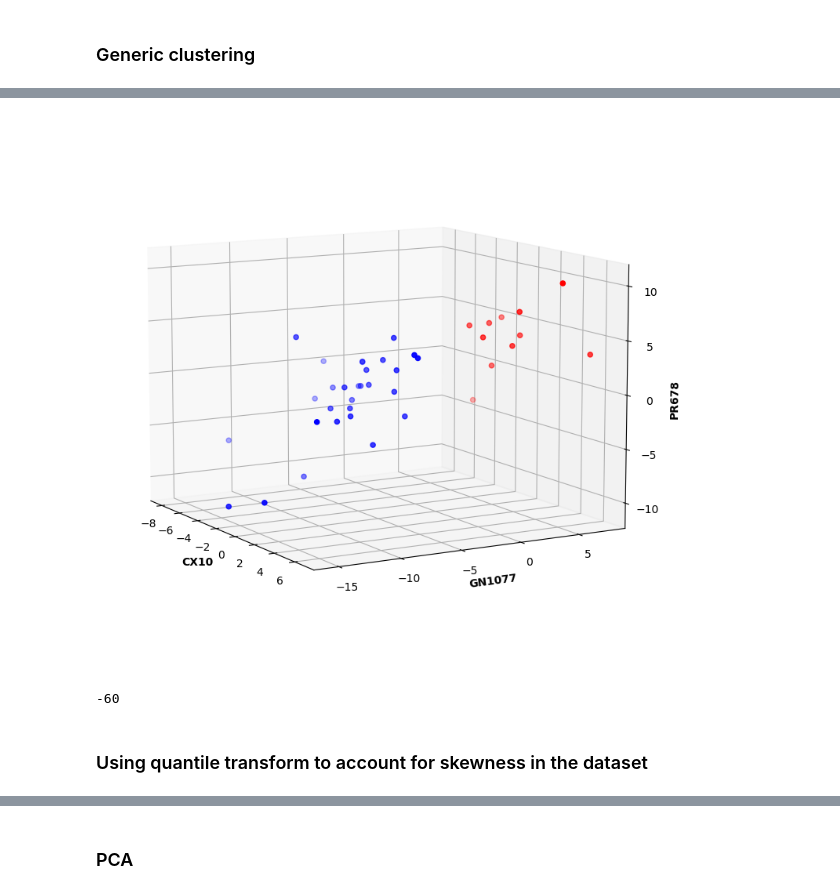
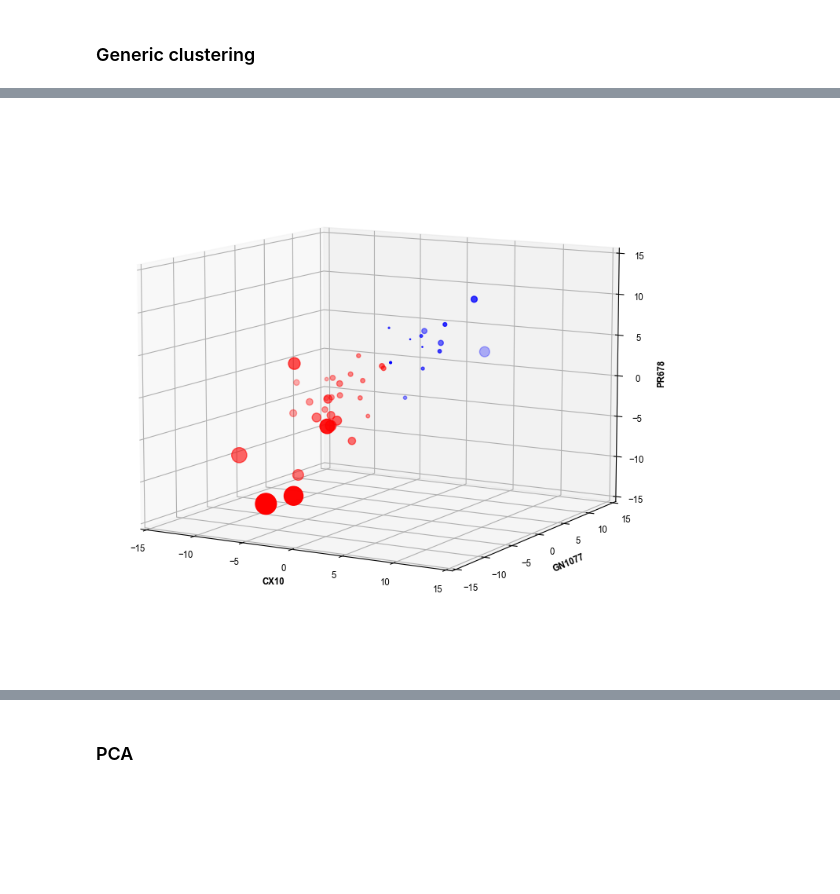
Before and after one commit to Neuroplant-Resources/Neuroplant-DataAnalysis, a Jupyter notebook: Manuscript plots/cluster_analysis.ipynb, the cells around one changed output, grey strips where cells are left out. Drawn from its saved outputs; the diff is of its cells as text; code cells hidden in the pictures; blank space fills up the shorter version.

```diff
--- a/Manuscript plots/cluster_analysis.ipynb
+++ b/Manuscript plots/cluster_analysis.ipynb
@@ -80,0 +89,3 @@ diff.to_csv('/Users/Emily/Desktop/ReviewerResponses/dd_N2cats.csv')
+# %%
+diff['area'] = diff['GN1077vN2'].apply(lambda x: abs((math.pi*(x**2))/2))
+diff.head()
@@ -81,3 +99,7 @@ diff.to_csv('/Users/Emily/Desktop/ReviewerResponses/dd_N2cats.csv')
+# %%
+diff = diff.sort_values(by='GN1077vN2').reset_index(drop=True)
+diff.at[32, 'N2_response'] = 'L'
+diff.at[29, 'N2_response'] = 'L'
 # %%
 h = diff.loc[diff['N2_response']=='H']
 l = diff.loc[diff['N2_response']=='L']
@@ -84,42 +108,37 @@ l = diff.loc[diff['N2_response']=='L']
 # %%
 # Creating figure
 fig = plt.figure(figsize = (16, 9))
 ax = plt.axes(projection ="3d")
 
 # Add x, y gridlines
 ax.grid(b = True, color ='grey',
         linestyle ='-.', linewidth = 0.3,
         alpha = 0.2)
 
 
-# Creating color map
-my_cmap = plt.get_cmap('hsv')
+# Creating plot
 
-# Creating plot
-ax.scatter(h['CX10'], h['GN1077'], h['PR678'],  c='blue')
-ax.scatter(l['CX10'], l['GN1077'], l['PR678'],   c='red')
+ax.scatter(h['CX10vN2'], h['GN1077vN2'], h['PR678vN2'],  c='red', s=h['area'], )#depthshade=False)
+ax.scatter(l['CX10vN2'], l['GN1077vN2'], l['PR678vN2'],   c='blue', s=l['area'], )#depthshade=False)
+#ax.scatter(0,0,0,c='black')
+#ax.stem(h['CX10vN2'], h['GN1077vN2'], h['PR678vN2'])
+
+#for index, row in diff.iterrows():
+#    ax.text(row['CX10vN2']-2, row['GN1077vN2'], row['PR678vN2'], index)
 
 ax.set_zlabel('PR678', fontweight ='bold')
 ax.set_ylabel('GN1077', fontweight ='bold')
 ax.set_xlabel('CX10', fontweight ='bold')
-#ax.axes.set_xlim3d(left=-15, right=15)
-#ax.axes.set_ylim3d(bottom=15, top=-15)
-#ax.axes.set_zlim3d(bottom=-15, top=15)
-#ax.azim(-30)
-ax.view_init(elev=10., azim=-30)
+
+ax.axes.set_xlim3d(left=-15, right=15)
+ax.axes.set_ylim3d(bottom=-15, top=15)
+ax.axes.set_zlim3d(bottom=-15, top=15)
+ax.view_init(elev=10., azim=-60)
+
+plt.rcParams['font.family'] = 'Arial'
+plt.rcParams['font.stretch'] = 'condensed'
 # show plot
 fig.savefig('/Users/Emily/Desktop/ReviewerResponses/NP3D_swarm.svg')
 plt.show()
 # %% [output]
-[figure, old version]
+[figure, new version]
-# %%
-ax.azim
-
-#axx=ax1.get_axes()
-#azm=axx.azim
-#ele=axx.elev
-#dst=axx.dist
-# %% [output]
--60
-# %% [markdown]
-### Using quantile transform to account for skewness in the dataset
```
Also changed, not shown: parts of 52 cells of this notebook, 30 other files.
